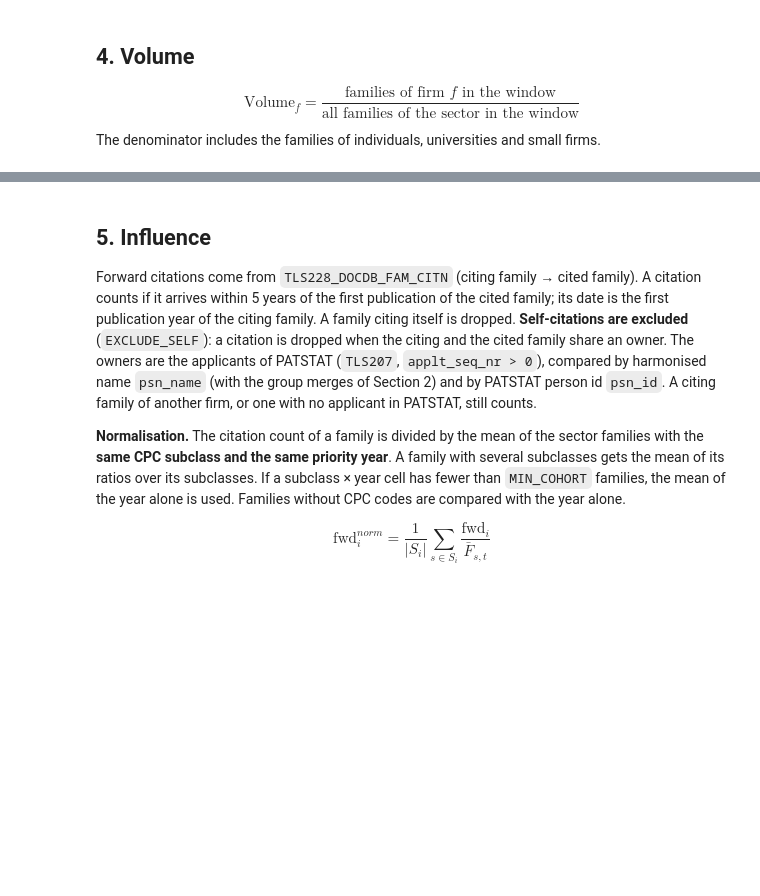
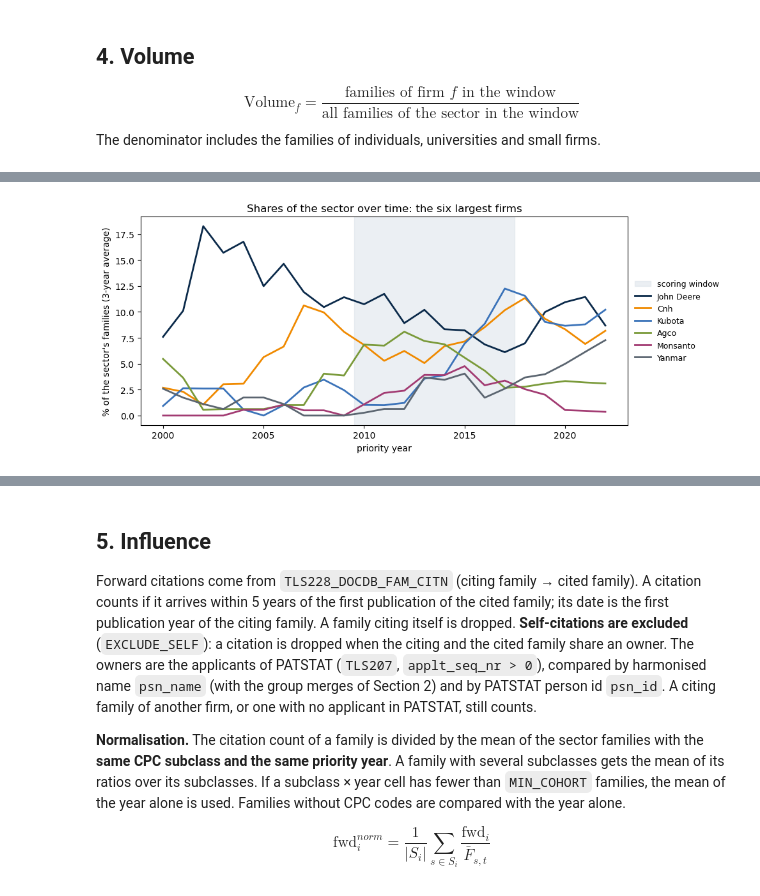
Before and after one commit to AriGBi/team-38-PrecisionAgriculture, a Jupyter notebook: notebooks/Step3_v3_2017.ipynb, the cells around one changed output, grey strips where cells are left out. Drawn from its saved outputs; the diff is of its cells as text; code cells hidden in the pictures; blank space fills up the shorter version.

```diff
--- a/notebooks/Step3_v3_2017.ipynb
+++ b/notebooks/Step3_v3_2017.ipynb
@@ -53,7 +53,15 @@ pd.set_option("display.max_colwidth", 80)
 
 NAVY, BLUE, ORANGE, GREY = "#0b2a4a", "#3b73b9", "#f08a00", "#5b6570"
 # %%
-PROJECT_DIR = Path("/home/jovyan/team-38-PrecisionAgriculture")
+def find_project_dir(marker="config"):
+    current = Path.cwd().resolve()
+    for path in [current, *current.parents]:
+        if (path / marker).exists():
+            return path
+    raise FileNotFoundError(f"Could not find project root containing '{marker}'")
+
+PROJECT_DIR = find_project_dir()
+
 CONFIG_PATH = PROJECT_DIR / "config" / "sector_PA_FINAL.yaml"
 with CONFIG_PATH.open("r", encoding="utf-8") as file:
     config = yaml.safe_load(file)
@@ -200,0 +265,25 @@ firm_bars(volume, "Volume: share of the sector's families, 2010-2017", "share of
+# %%
+LIGHT = "#D9E1E8"
+LINES = [NAVY, ORANGE, BLUE, "#7A9A3A", "#A23B72", GREY]
+
+yearly = (
+    fam_firm_all.merge(fam[["docdb_family_id", "priority_year"]], on="docdb_family_id")
+                .groupby(["priority_year", "firm"]).docdb_family_id.nunique()
+                .unstack(fill_value=0)
+)
+total = fam.groupby("priority_year").docdb_family_id.nunique()
+share = yearly.reindex(index=total.index, columns=TOP, fill_value=0).div(total, axis=0)
+smooth = share.rolling(3, center=True, min_periods=1).mean()
+
+fig, ax = plt.subplots(figsize=(10, 4.2))
+ax.axvspan(WINDOW[0] - 0.5, WINDOW[1] + 0.5, color=LIGHT, alpha=0.5, label="scoring window")
+for k, f in enumerate(TOP[:6]):
+    ax.plot(smooth.index, smooth[f] * 100, color=LINES[k], lw=2, label=SHORT[f])
+ax.set_xlabel("priority year")
+ax.set_ylabel("% of the sector's families (3-year average)")
+ax.legend(frameon=False, fontsize=9, loc="center left", bbox_to_anchor=(1.0, 0.5))
+ax.set_title("Shares of the sector over time: the six largest firms")
+plt.tight_layout()
+plt.show()
+# %% [output]
+[figure, added]
```
Also changed, not shown: parts of 29 cells of this notebook, 2 other files.
